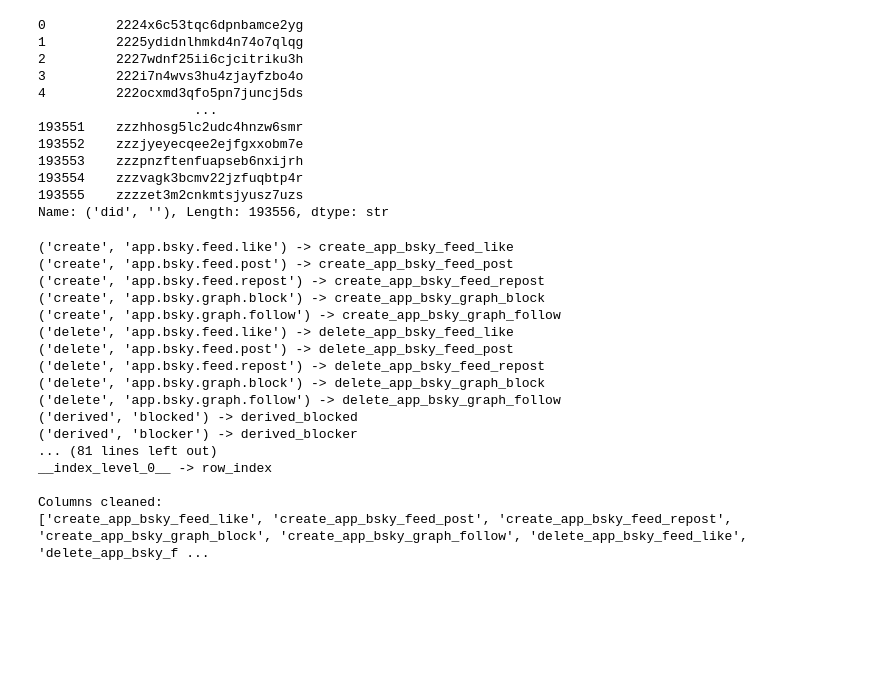
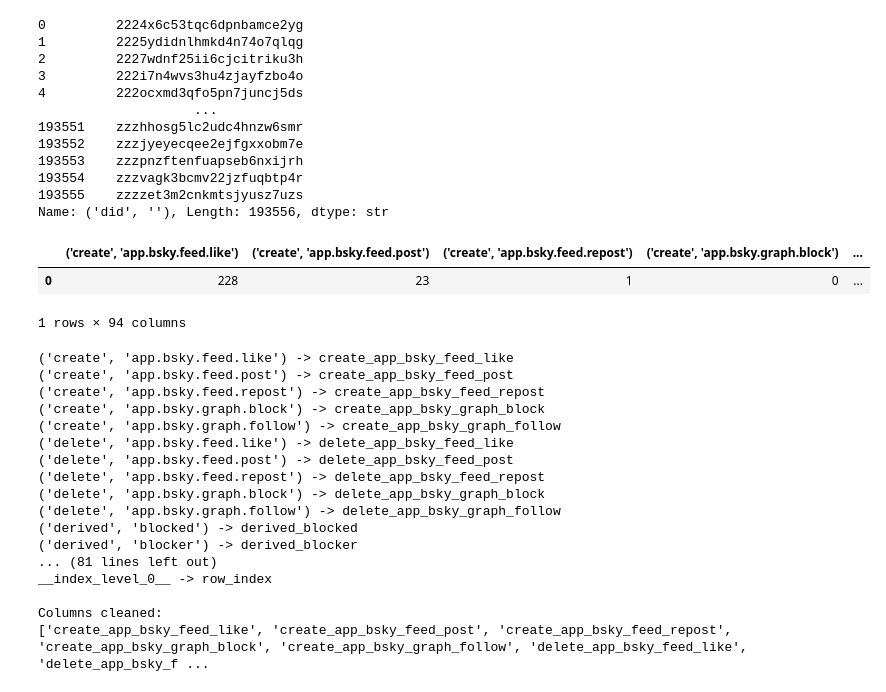
Before and after one commit to nicorota200/Bluesky-moderation-analysis, a Jupyter notebook: analysis/other_analysis/eda_account_level.ipynb, the cells around one changed output. Drawn from its saved outputs; the diff is of its cells as text; code cells hidden in the pictures; blank space fills up the shorter version.

```diff
--- a/analysis/other_analysis/eda_account_level.ipynb
+++ b/analysis/other_analysis/eda_account_level.ipynb
@@ -58,6 +58,17 @@ df["('did', '')"]
 193554    zzzvagk3bcmv22jzfuqbtp4r
 193555    zzzzet3m2cnkmtsjyusz7uzs
 Name: ('did', ''), Length: 193556, dtype: str
+# %%
+row = con.execute(
+    "SELECT * FROM read_parquet(?) LIMIT 1",
+    [PARQUET_FILE],
+).df()
+
+row
+# %% [output]
+|  | ('create', 'app.bsky.feed.like') | ('create', 'app.bsky.feed.post') | ('create', 'app.bsky.feed.repost') | ('create', 'app.bsky.graph.block') | ... |
+| 0 | 228 | 23 | 1 | 0 | ... |
+1 rows × 94 columns
 # %%
 import re
 import ast
```
Also changed, not shown: parts of 1 cell of this notebook, 48 other files.
